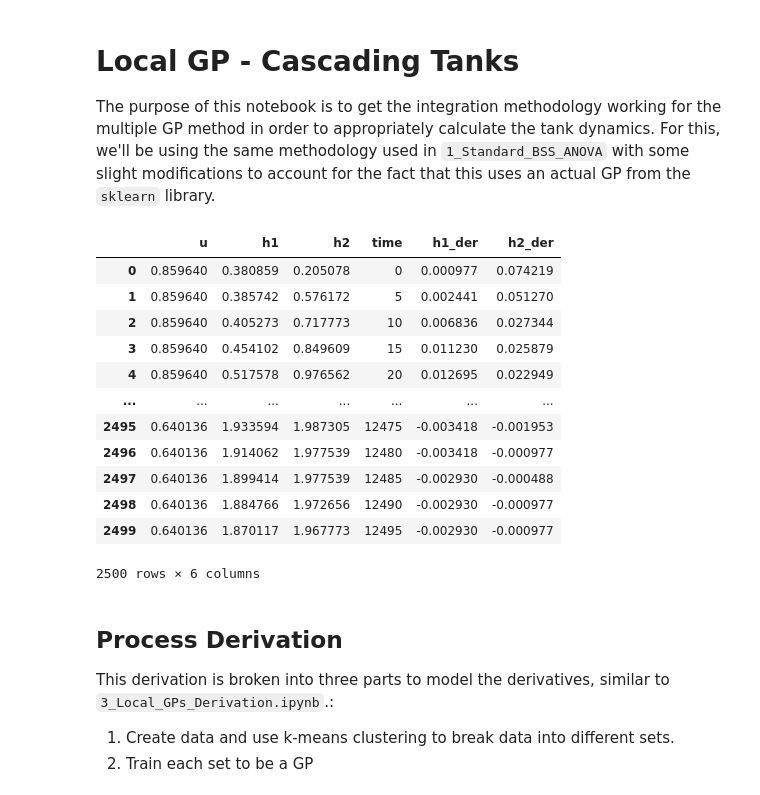
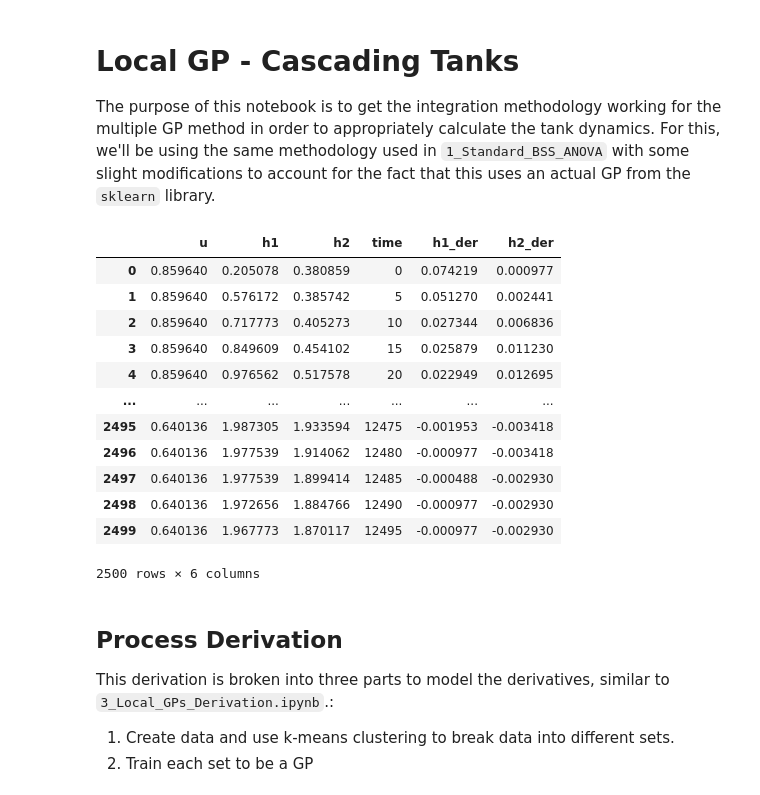
Before and after one commit to michaelwfouts/Fouts-AIChE-2024-Controls, a Jupyter notebook: 2_Local-GP.ipynb, the cells around one changed output. Cells and saved outputs as stored; diff of their text form; code cells hidden in the pictures.

```diff
--- a/2_Local-GP.ipynb
+++ b/2_Local-GP.ipynb
@@ -5,35 +5,27 @@ The purpose of this notebook is to get the integration methodology working for t
 # %%
 # Import Relevant Libraries
 import numpy as np
 import pandas as pd
 import matplotlib.pyplot as plt
 from sklearn.cluster import KMeans
 from sklearn.gaussian_process import GaussianProcessRegressor
-from sklearn.gaussian_process.kernels import RBF, Matern
-from sklearn.model_selection import train_test_split
-import plotly.express as px
-import plotly.graph_objs as go
-# Integration
-import scipy
-from scipy.integrate import solve_ivp
-from scipy.interpolate import interp1d
+from sklearn.gaussian_process.kernels import Matern
 
 # Load in data
-tank1 = pd.read_csv('CascadedTanksFiles/tank1.csv')
-tank1
+tank1 = pd.read_csv('data/tank1.csv')
 # %% [output]
 |  | u | h1 | h2 | time | h1_der | h2_der |
-| 0 | 0.859640 | 0.380859 | 0.205078 | 0 | 0.000977 | 0.074219 |
-| 1 | 0.859640 | 0.385742 | 0.576172 | 5 | 0.002441 | 0.051270 |
-| 2 | 0.859640 | 0.405273 | 0.717773 | 10 | 0.006836 | 0.027344 |
-| 3 | 0.859640 | 0.454102 | 0.849609 | 15 | 0.011230 | 0.025879 |
-| 4 | 0.859640 | 0.517578 | 0.976562 | 20 | 0.012695 | 0.022949 |
+| 0 | 0.859640 | 0.205078 | 0.380859 | 0 | 0.074219 | 0.000977 |
+| 1 | 0.859640 | 0.576172 | 0.385742 | 5 | 0.051270 | 0.002441 |
+| 2 | 0.859640 | 0.717773 | 0.405273 | 10 | 0.027344 | 0.006836 |
+| 3 | 0.859640 | 0.849609 | 0.454102 | 15 | 0.025879 | 0.011230 |
+| 4 | 0.859640 | 0.976562 | 0.517578 | 20 | 0.022949 | 0.012695 |
 | ... | ... | ... | ... | ... | ... | ... |
-| 2495 | 0.640136 | 1.933594 | 1.987305 | 12475 | -0.003418 | -0.001953 |
-| 2496 | 0.640136 | 1.914062 | 1.977539 | 12480 | -0.003418 | -0.000977 |
-| 2497 | 0.640136 | 1.899414 | 1.977539 | 12485 | -0.002930 | -0.000488 |
-| 2498 | 0.640136 | 1.884766 | 1.972656 | 12490 | -0.002930 | -0.000977 |
-| 2499 | 0.640136 | 1.870117 | 1.967773 | 12495 | -0.002930 | -0.000977 |
+| 2495 | 0.640136 | 1.987305 | 1.933594 | 12475 | -0.001953 | -0.003418 |
+| 2496 | 0.640136 | 1.977539 | 1.914062 | 12480 | -0.000977 | -0.003418 |
+| 2497 | 0.640136 | 1.977539 | 1.899414 | 12485 | -0.000488 | -0.002930 |
+| 2498 | 0.640136 | 1.972656 | 1.884766 | 12490 | -0.000977 | -0.002930 |
+| 2499 | 0.640136 | 1.967773 | 1.870117 | 12495 | -0.000977 | -0.002930 |
 2500 rows × 6 columns
 # %% [markdown]
 ## Process Derivation
```
Also changed, not shown: parts of 8 cells of this notebook, 2 other files.
